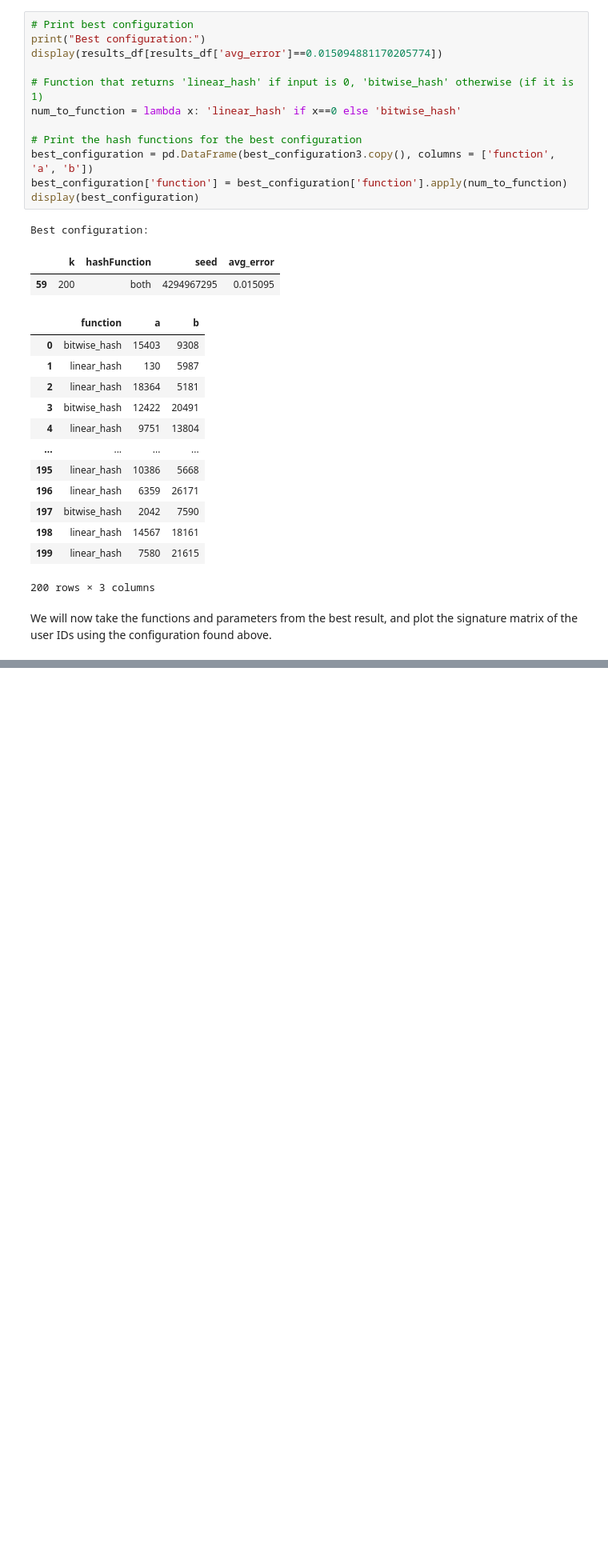
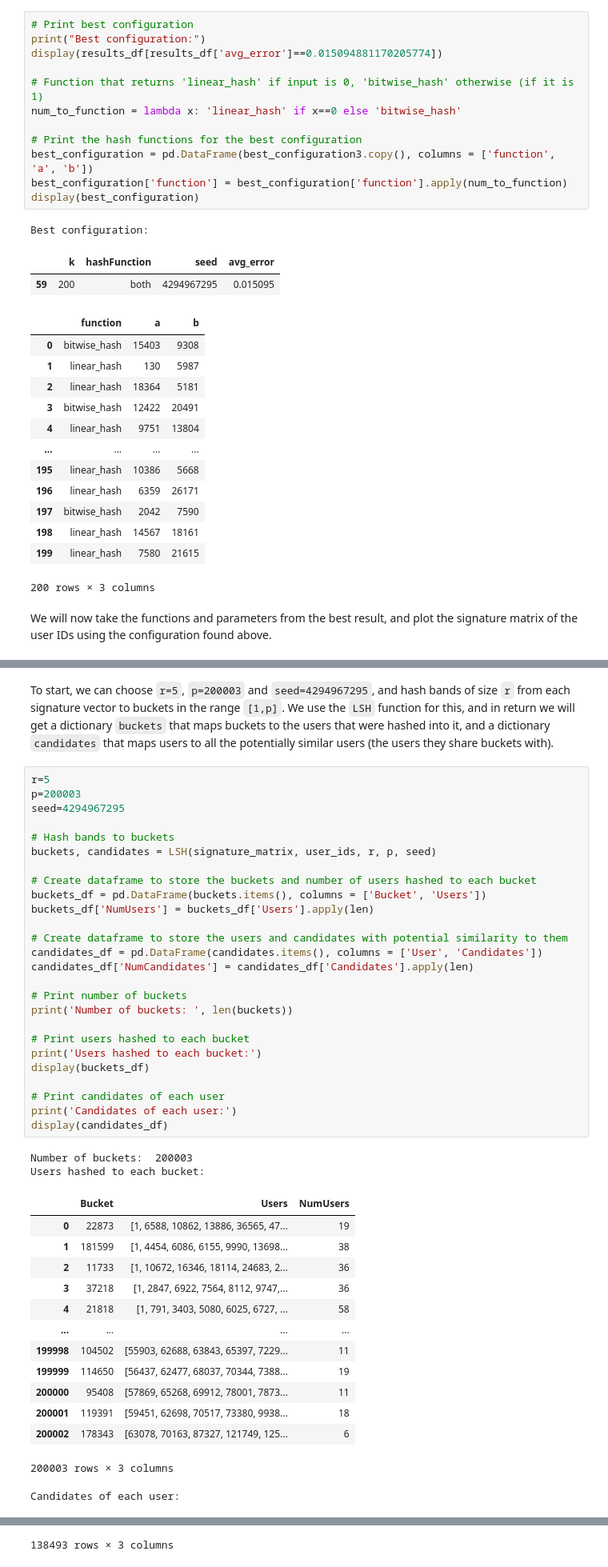
Before and after one commit to gmaurer08/ADM-HW4, a Jupyter notebook: main.ipynb, the cells around one changed output, grey strips where cells are left out. Shown at 80% size. Saved outputs shown, nothing was run; the diff lists cells and outputs as text; blank space fills up the shorter version.

````diff
--- a/main.ipynb
+++ b/main.ipynb
@@ -805,0 +814,45 @@ First 20 rows of the signature matrix:
+# %% [markdown]
+To start, we can choose ```r=5```, ```p=200003``` and ```seed=4294967295```, and hash bands of size ```r``` from each signature vector to buckets in the range ```[1,p]```. We use the ```LSH``` function for this, and in return we will get a dictionary ```buckets``` that maps buckets to the users that were hashed into it, and a dictionary ```candidates``` that maps users to all the potentially similar users (the users they share buckets with).
+# %%
+r=5
+p=200003
+seed=4294967295
+
+# Hash bands to buckets
+buckets, candidates = LSH(signature_matrix, user_ids, r, p, seed)
+
+# Create dataframe to store the buckets and number of users hashed to each bucket
+buckets_df = pd.DataFrame(buckets.items(), columns = ['Bucket', 'Users'])
+buckets_df['NumUsers'] = buckets_df['Users'].apply(len)
+
+# Create dataframe to store the users and candidates with potential similarity to them
+candidates_df = pd.DataFrame(candidates.items(), columns = ['User', 'Candidates'])
+candidates_df['NumCandidates'] = candidates_df['Candidates'].apply(len)
+
+# Print number of buckets
+print('Number of buckets: ', len(buckets))
+
+# Print users hashed to each bucket
+print('Users hashed to each bucket:')
+display(buckets_df)
+
+# Print candidates of each user
+print('Candidates of each user:')
+display(candidates_df)
+# %% [output]
+Number of buckets:  200003
+Users hashed to each bucket:
+|  | Bucket | Users | NumUsers |
+| 0 | 22873 | [1, 6588, 10862, 13886, 36565, 47... | 19 |
+| 1 | 181599 | [1, 4454, 6086, 6155, 9990, 13698... | 38 |
+| 2 | 11733 | [1, 10672, 16346, 18114, 24683, 2... | 36 |
+| 3 | 37218 | [1, 2847, 6922, 7564, 8112, 9747,... | 36 |
+| 4 | 21818 | [1, 791, 3403, 5080, 6025, 6727, ... | 58 |
+| ... | ... | ... | ... |
+| 199998 | 104502 | [55903, 62688, 63843, 65397, 7229... | 11 |
+| 199999 | 114650 | [56437, 62477, 68037, 70344, 7388... | 19 |
+| 200000 | 95408 | [57869, 65268, 69912, 78001, 7873... | 11 |
+| 200001 | 119391 | [59451, 62698, 70517, 73380, 9938... | 18 |
+| 200002 | 178343 | [63078, 70163, 87327, 121749, 125... | 6 |
+200003 rows × 3 columns
+Candidates of each user:
@@ -805,0 +871 @@ First 20 rows of the signature matrix:
+138493 rows × 3 columns
````
Also changed, not shown: parts of 34 cells of this notebook, 3 other files.
